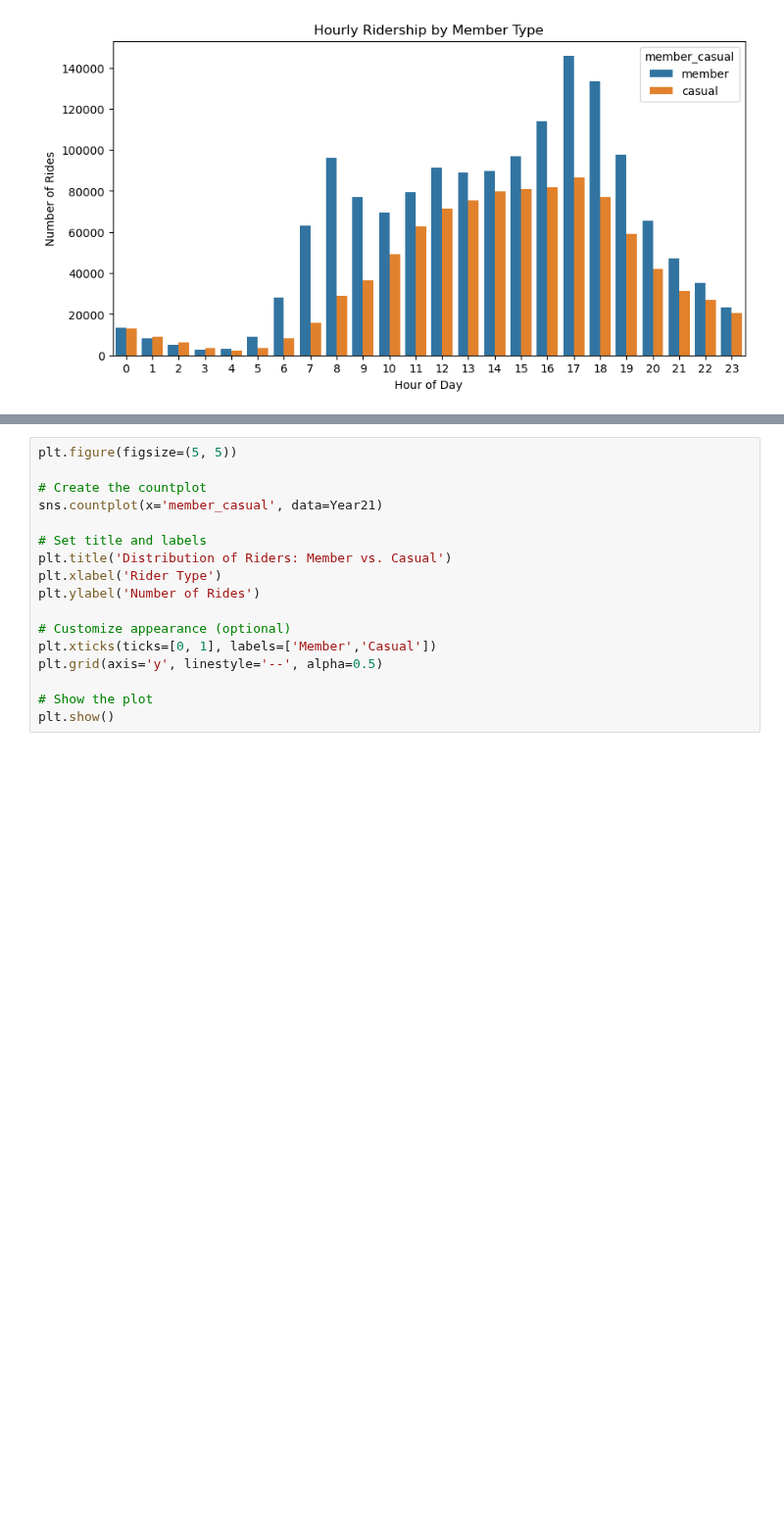
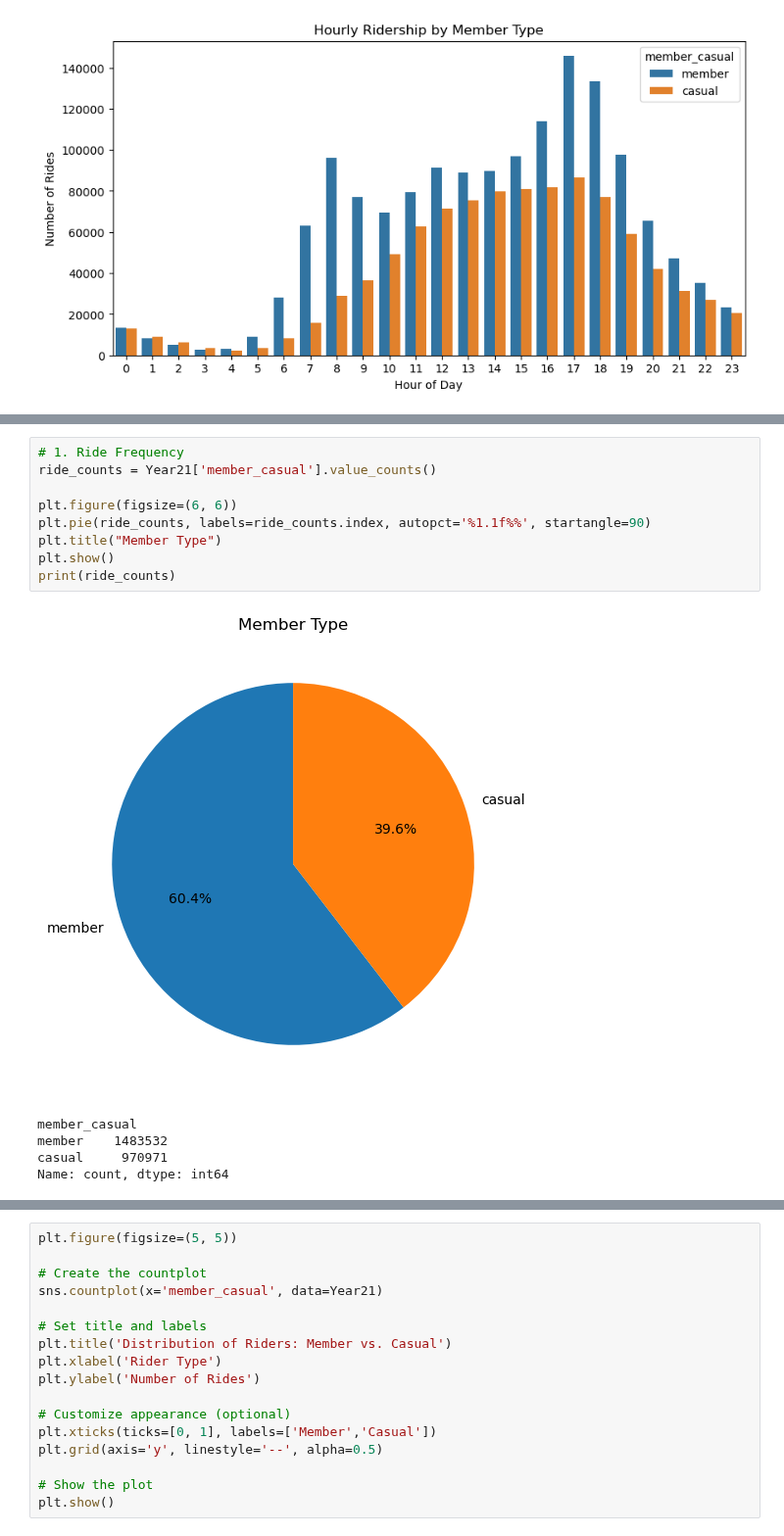
Before and after one commit to Sudha25a/Bike-project-3, a Jupyter notebook: Dike Project Year.ipynb, the cells around one changed output, grey strips where cells are left out. Shown at 98% size. Cells and saved outputs as stored; diff of their text form; blank space fills up the shorter version.

```diff
--- a/Dike Project Year.ipynb
+++ b/Dike Project Year.ipynb
@@ -66,0 +101,15 @@ plt.show()
+# %%
+# 1. Ride Frequency
+ride_counts = Year21['member_casual'].value_counts()
+
+plt.figure(figsize=(6, 6))
+plt.pie(ride_counts, labels=ride_counts.index, autopct='%1.1f%%', startangle=90)
+plt.title("Member Type")
+plt.show()
+print(ride_counts)
+# %% [output]
+[figure, added]
+member_casual
+member    1483532
+casual     970971
+Name: count, dtype: int64
```
Also changed, not shown: parts of 17 cells of this notebook, 1 other file.
